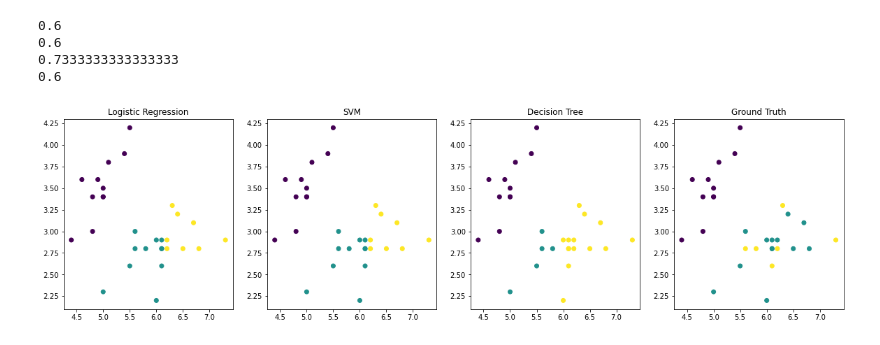
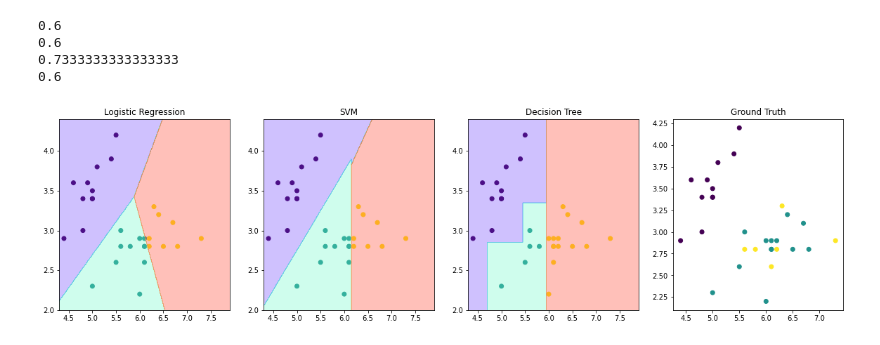
Before and after one commit to mgm22/official2020, a Jupyter notebook: ai504_02_ml.ipynb, the cells around one changed output. Cells and saved outputs as stored; diff of their text form; code cells hidden in the pictures.

```diff
--- a/ai504_02_ml.ipynb
+++ b/ai504_02_ml.ipynb
@@ -190,21 +190,46 @@ print((y_test == y_predict).astype('float').mean())
 # %%
 # Quiz: Can you draw four scatterplots for each model's predictions and the true labels? (Example shown below)
 plt.figure(figsize=(20,5))
 
 plt.subplot(141)
 plt.title('Logistic Regression')
 plt.scatter(X_test[:, 0], X_test[:, 1], c=y_predict_log)
+
+grid_size = 500
+A, B = np.meshgrid(np.linspace(X[:, 0].min(), X[:, 0].max(), grid_size),
+                   np.linspace(X[:, 1].min(), X[:, 1].max(), grid_size))
+C = logistic.predict( np.hstack([A.reshape(-1, 1), B.reshape(-1, 1)]) ).reshape(grid_size, grid_size)
+plt.contourf(A, B, C, alpha=0.3, cmap=plt.cm.rainbow)
+
+
+
 plt.subplot(142)
 plt.title('SVM')
 plt.scatter(X_test[:, 0], X_test[:, 1], c=y_predict_svm)
+
+grid_size = 500
+A, B = np.meshgrid(np.linspace(X[:, 0].min(), X[:, 0].max(), grid_size),
+                   np.linspace(X[:, 1].min(), X[:, 1].max(), grid_size))
+C = svm.predict( np.hstack([A.reshape(-1, 1), B.reshape(-1, 1)]) ).reshape(grid_size, grid_size)
+plt.contourf(A, B, C, alpha=0.3, cmap=plt.cm.rainbow)
+
 plt.subplot(143)
 plt.title('Decision Tree')
 plt.scatter(X_test[:, 0], X_test[:, 1], c=y_predict_tree)
+
+grid_size = 500
+A, B = np.meshgrid(np.linspace(X[:, 0].min(), X[:, 0].max(), grid_size),
+                   np.linspace(X[:, 1].min(), X[:, 1].max(), grid_size))
+C = tree.predict( np.hstack([A.reshape(-1, 1), B.reshape(-1, 1)]) ).reshape(grid_size, grid_size)
+plt.contourf(A, B, C, alpha=0.3, cmap=plt.cm.rainbow)
+
 plt.subplot(144)
 plt.title('Ground Truth')
 plt.scatter(X_test[:, 0], X_test[:, 1], c=y_test)
+
+
 plt.show()
 # %% [output]
-[figure, old version]
+[figure, new version]
 # %% [markdown]
 ![Scatterplot](https://i.imgur.com/TDvaIWA.png)
```
